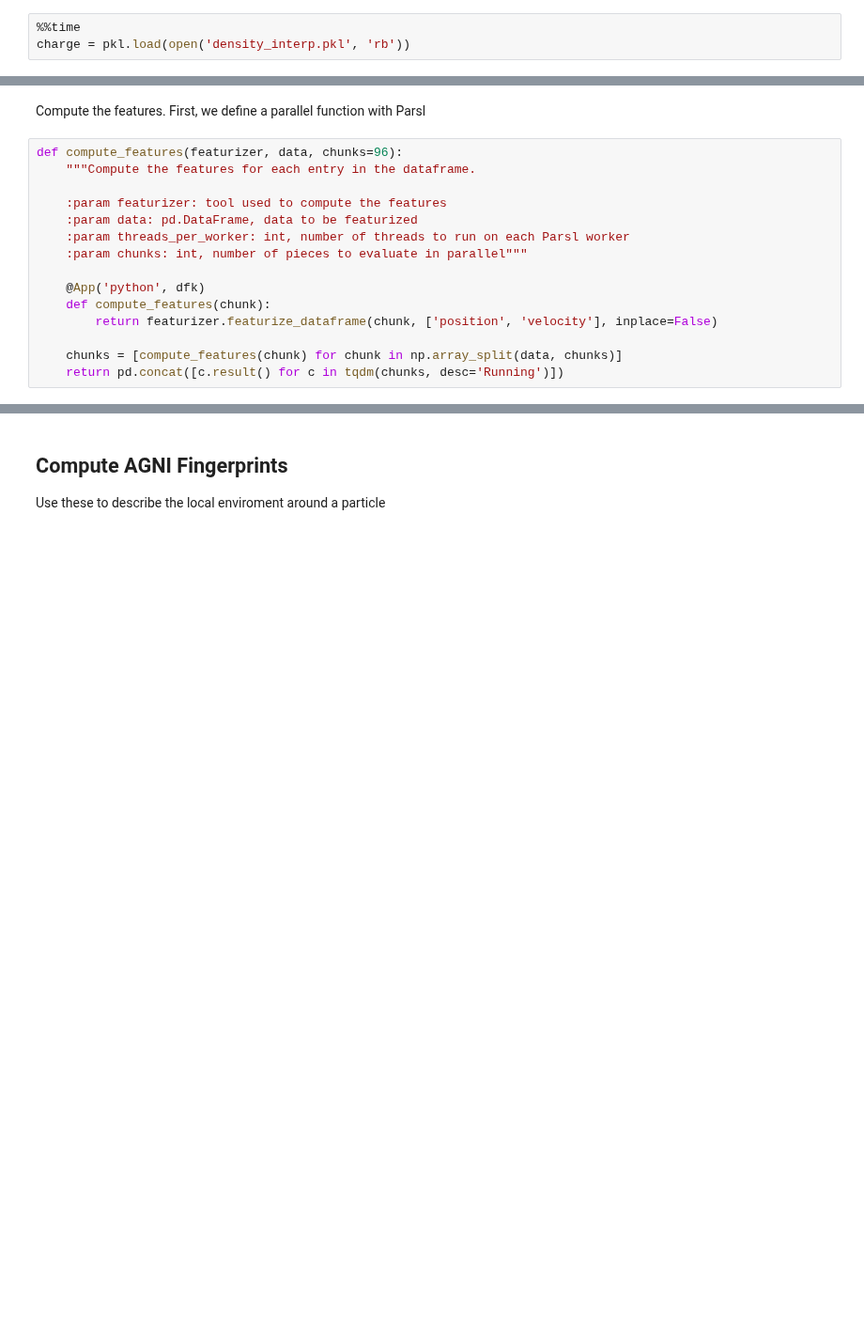
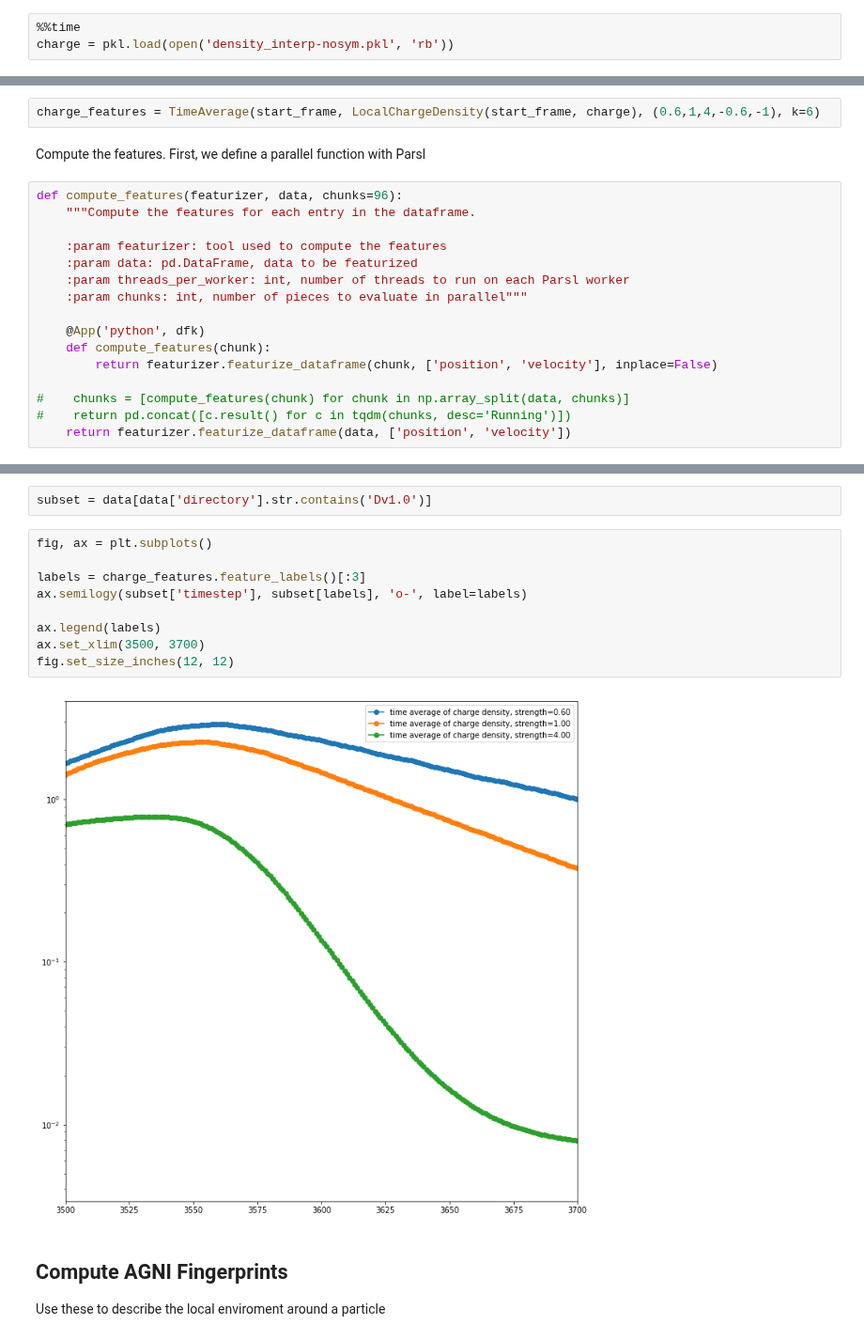
Before and after one commit to globus-labs/stopping-power-ml, a Jupyter notebook: 1_compute-representation.ipynb, the cells around one changed output, grey strips where cells are left out. Shown at 94% size. Saved outputs shown, nothing was run; the diff lists cells and outputs as text; blank space fills up the shorter version.

```diff
--- a/1_compute-representation.ipynb
+++ b/1_compute-representation.ipynb
@@ -48,5 +46,5 @@ We use three kinds of features as input to our machine learning model:
 These features are based on the ground-state electronic structure of Al, as computed using DFT. The original
 # %%
 %%time
-charge = pkl.load(open('density_interp.pkl', 'rb'))
+charge = pkl.load(open('density_interp-nosym.pkl', 'rb'))
 # %% [output]
@@ -56,3 +52,5 @@ charge_features = LocalChargeDensity(start_frame, charge, np.linspace(1, -5, 7))
+# %%
+charge_features = TimeAverage(start_frame, LocalChargeDensity(start_frame, charge), (0.6,1,4,-0.6,-1), k=6)
 # %% [markdown]
 Compute the features. First, we define a parallel function with Parsl
 # %%
@@ -68,8 +66,9 @@ def compute_features(featurizer, data, chunks=96):
     def compute_features(chunk):
         return featurizer.featurize_dataframe(chunk, ['position', 'velocity'], inplace=False)
 
-    chunks = [compute_features(chunk) for chunk in np.array_split(data, chunks)]
-    return pd.concat([c.result() for c in tqdm(chunks, desc='Running')])
+#    chunks = [compute_features(chunk) for chunk in np.array_split(data, chunks)]
+#    return pd.concat([c.result() for c in tqdm(chunks, desc='Running')])
+    return featurizer.featurize_dataframe(data, ['position', 'velocity'])
 # %%
 %%time
 data = compute_features(charge_features, data)
@@ -81,3 +79,16 @@ Wall time: 1min 37s
+# %%
+subset = data[data['directory'].str.contains('Dv1.0')]
+# %%
+fig, ax = plt.subplots()
+
+labels = charge_features.feature_labels()[:3]
+ax.semilogy(subset['timestep'], subset[labels], 'o-', label=labels)
+
+ax.legend(labels)
+ax.set_xlim(3500, 3700)
+fig.set_size_inches(12, 12)
+# %% [output]
+[figure, added]
 # %% [markdown]
 ## Compute AGNI Fingerprints
 Use these to describe the local enviroment around a particle
```
Also changed, not shown: parts of 10 cells of this notebook, 6 other files.
